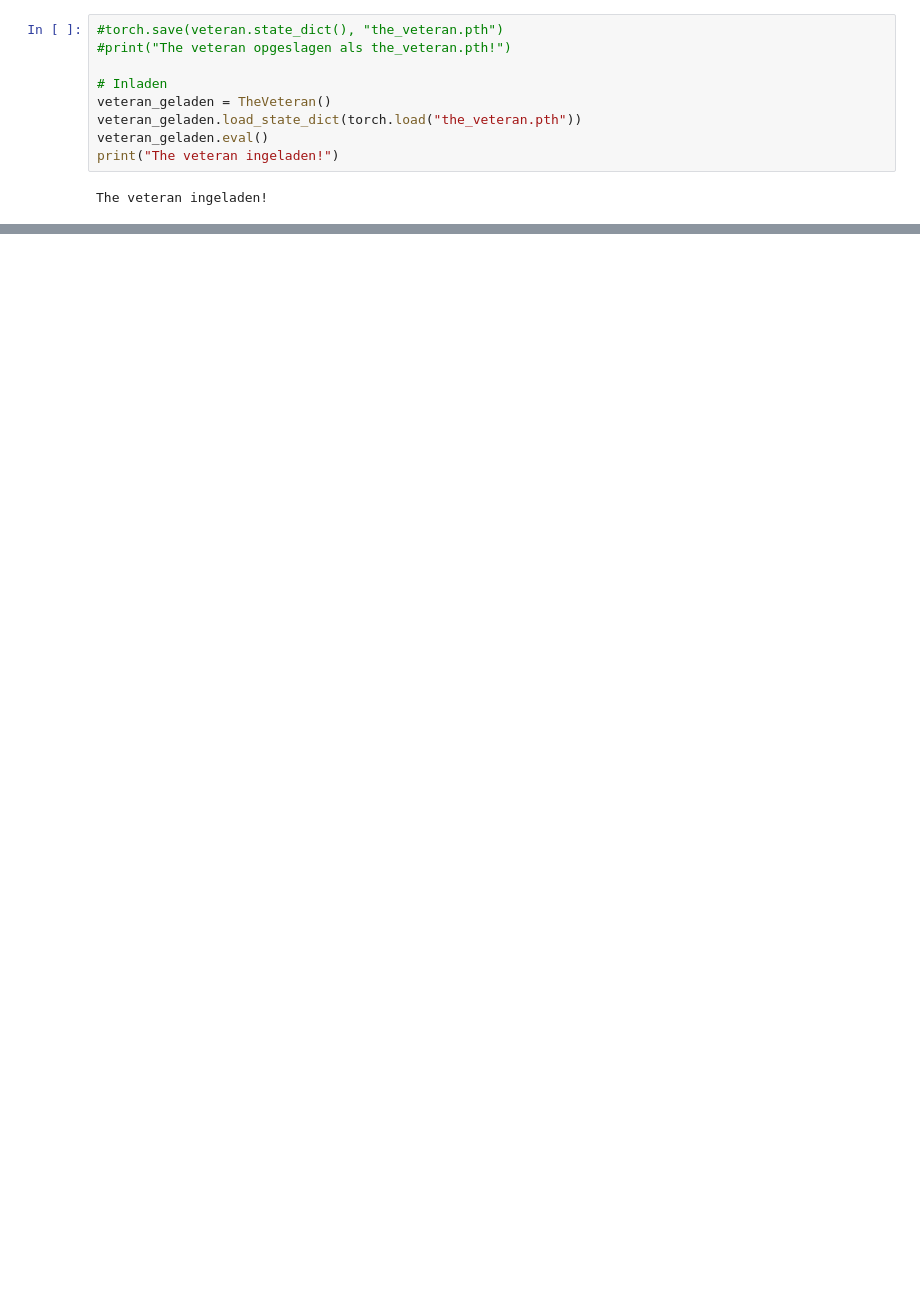
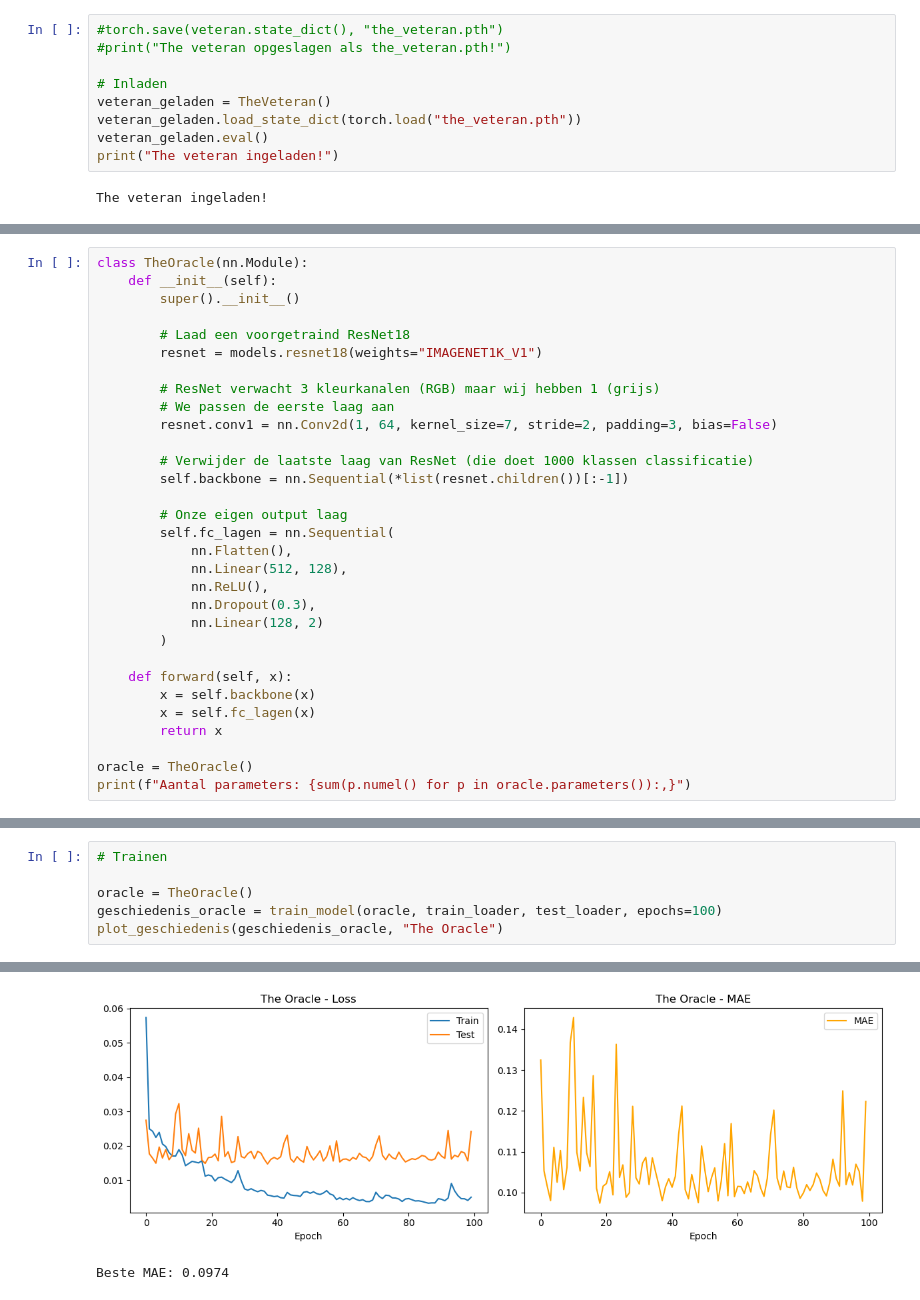
Before and after one commit to NimaGhafar/music_mood, a Jupyter notebook: music_mood.ipynb, the cells around one changed output, grey strips where cells are left out. Drawn from its saved outputs; the diff is of its cells as text; blank space fills up the shorter version.

```diff
--- a/music_mood.ipynb
+++ b/music_mood.ipynb
@@ -784,0 +909,31 @@ class AttentionBlok(nn.Module):
+# %%
+class TheOracle(nn.Module):
+    def __init__(self):
+        super().__init__()
+
+        # Laad een voorgetraind ResNet18
+        resnet = models.resnet18(weights="IMAGENET1K_V1")
+
+        # ResNet verwacht 3 kleurkanalen (RGB) maar wij hebben 1 (grijs)
+        # We passen de eerste laag aan
+        resnet.conv1 = nn.Conv2d(1, 64, kernel_size=7, stride=2, padding=3, bias=False)
+
+        # Verwijder de laatste laag van ResNet (die doet 1000 klassen classificatie)
+        self.backbone = nn.Sequential(*list(resnet.children())[:-1])
+
+        # Onze eigen output laag
+        self.fc_lagen = nn.Sequential(
+            nn.Flatten(),
+            nn.Linear(512, 128),
+            nn.ReLU(),
+            nn.Dropout(0.3),
+            nn.Linear(128, 2)
+        )
+
+    def forward(self, x):
+        x = self.backbone(x)
+        x = self.fc_lagen(x)
+        return x
+
+oracle = TheOracle()
+print(f"Aantal parameters: {sum(p.numel() for p in oracle.parameters()):,}")
@@ -784,0 +943,7 @@ class AttentionBlok(nn.Module):
+# %%
+# Trainen
+
+oracle = TheOracle()
+geschiedenis_oracle = train_model(oracle, train_loader, test_loader, epochs=100)
+plot_geschiedenis(geschiedenis_oracle, "The Oracle")
+# %% [output]
@@ -784,0 +970,2 @@ class AttentionBlok(nn.Module):
+[figure, added]
+Beste MAE: 0.0974
```
Also changed, not shown: parts of 16 cells of this notebook, 2 other files.
